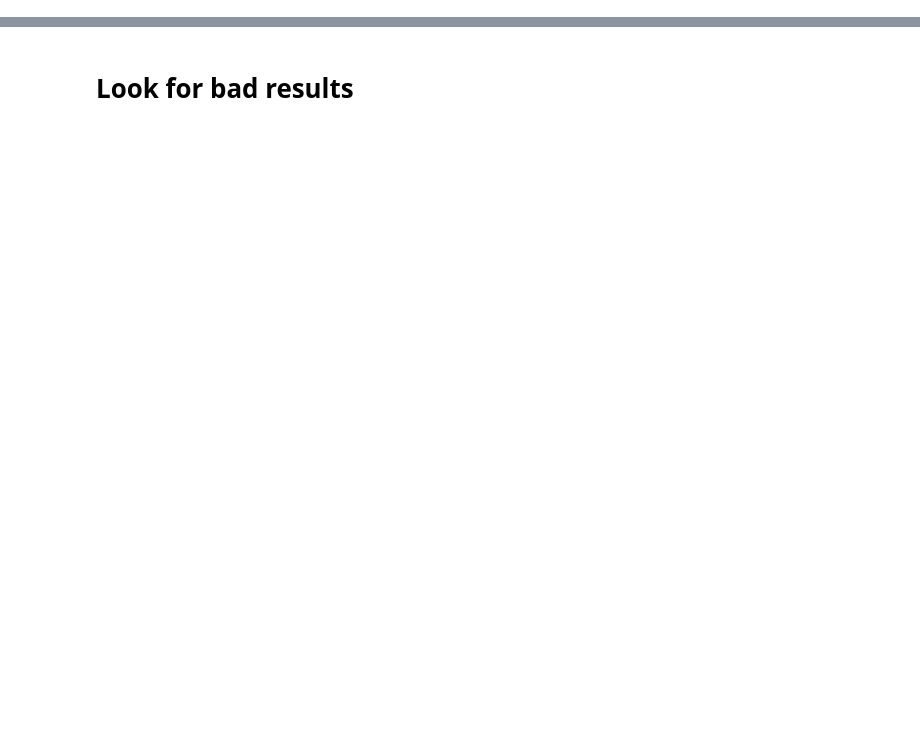
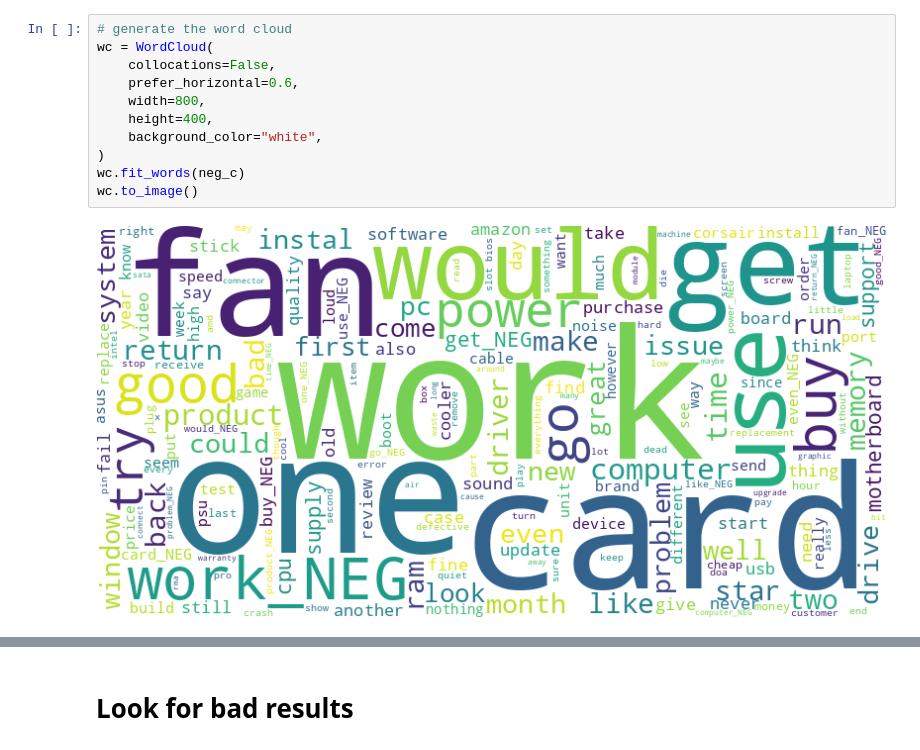
Before and after one commit to saiteki-kai/amazon-reviews, a Jupyter notebook: notebooks/02_preprocessing.ipynb, the cells around one changed output, grey strips where cells are left out. Drawn from its saved outputs; the diff is of its cells as text; blank space fills up the shorter version.

```diff
--- a/notebooks/02_preprocessing.ipynb
+++ b/notebooks/02_preprocessing.ipynb
@@ -42,3 +133,16 @@ wc.to_image()
+# %%
+# generate the word cloud
+wc = WordCloud(
+    collocations=False,
+    prefer_horizontal=0.6,
+    width=800,
+    height=400,
+    background_color="white",
+)
+wc.fit_words(neg_c)
+wc.to_image()
+# %% [output]
+[figure, added]
 # %%
 vocabulary = dict((e, i) for i, e in enumerate(set(tokens)))
 print("Vocabulary size:", len(vocabulary))
```
Also changed, not shown: parts of 14 cells of this notebook, 1 other file.
